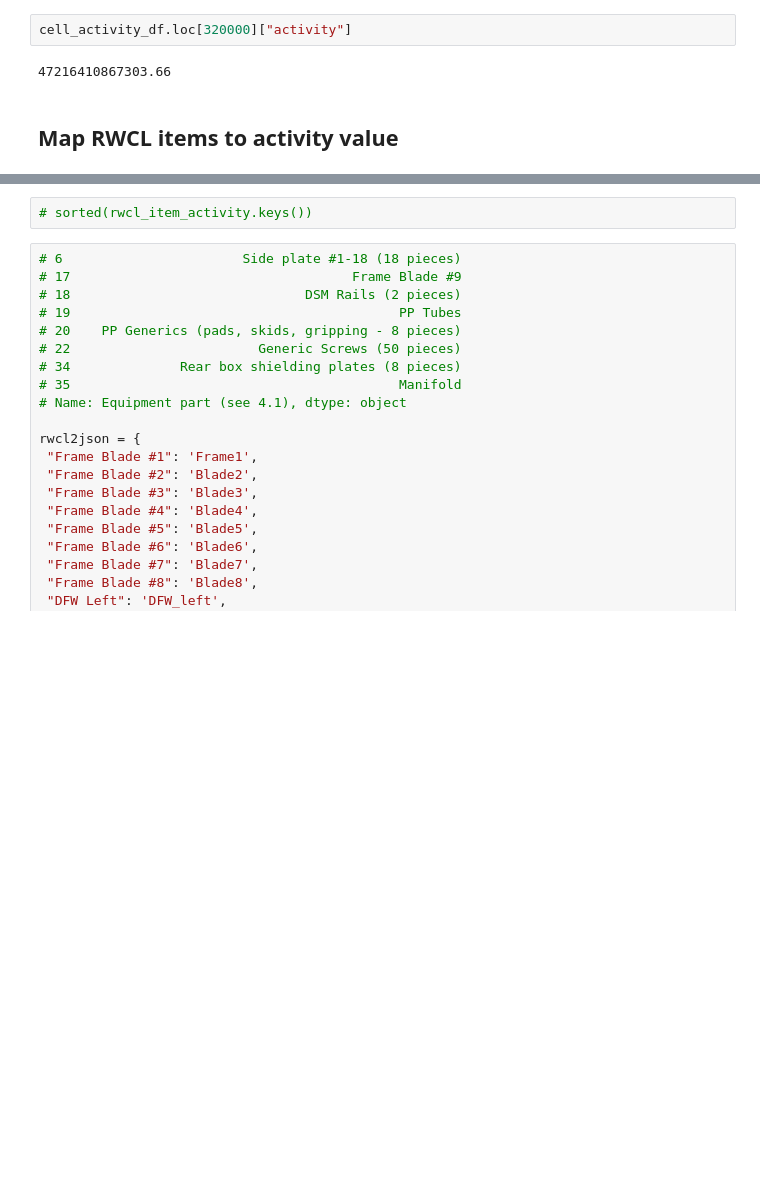
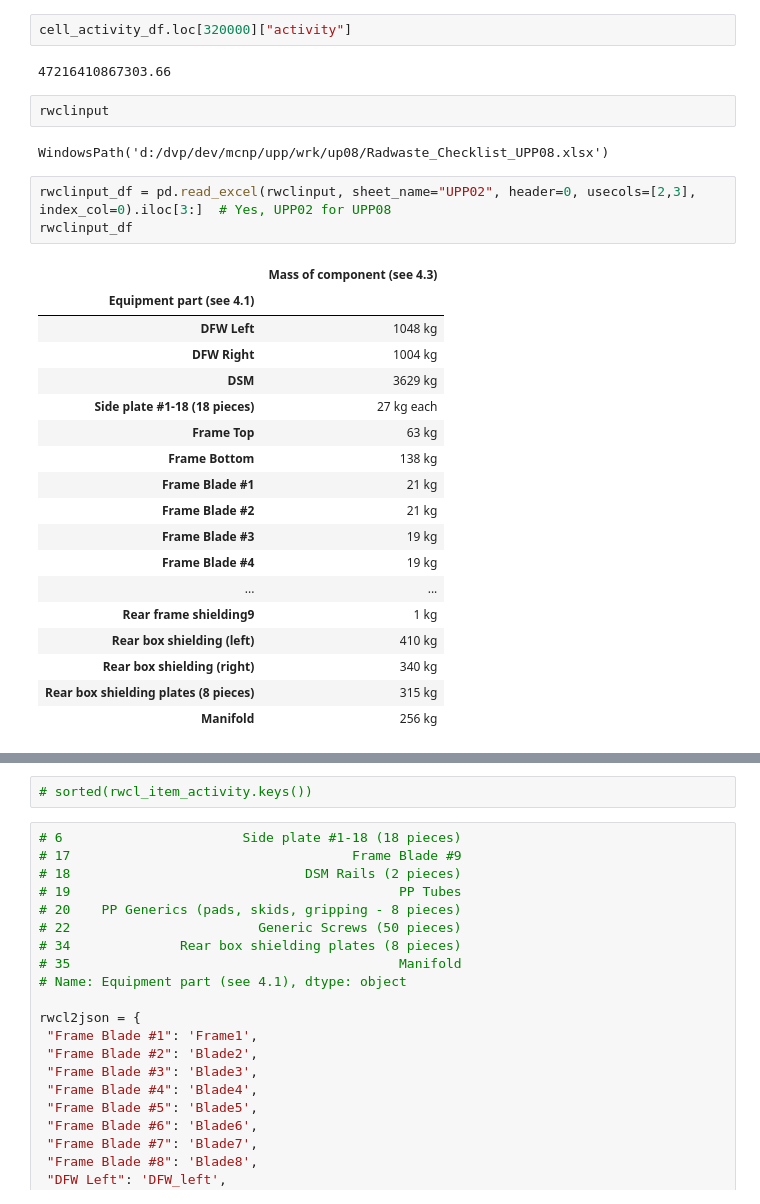
Before and after one commit to rorni/mckit, a Jupyter notebook: notebooks/dvp/upp08-map-activation-to-rwcl.ipynb, the cells around one changed output, grey strips where cells are left out. Cells and saved outputs as stored; diff of their text form; blank space fills up the shorter version.

Commit message:
UP02 RWCL processing is complete

```diff
--- a/notebooks/dvp/upp08-map-activation-to-rwcl.ipynb
+++ b/notebooks/dvp/upp08-map-activation-to-rwcl.ipynb
@@ -192,5 +177,29 @@ cell_activity_df
 cell_activity_df.loc[320000]["activity"]
 # %% [output]
 47216410867303.66
-# %% [markdown]
-## Map RWCL items to activity value
+# %%
+rwclinput
+# %% [output]
+WindowsPath('d:/dvp/dev/mcnp/upp/wrk/up08/Radwaste_Checklist_UPP08.xlsx')
+# %%
+rwclinput_df = pd.read_excel(rwclinput, sheet_name="UPP02", header=0, usecols=[2,3], index_col=0).iloc[3:]  # Yes, UPP02 for UPP08
+rwclinput_df
+# %% [output]
+|  | Mass of component (see 4.3) |
+| Equipment part (see 4.1) |  |
+| DFW Left | 1048 kg |
+| DFW Right | 1004 kg |
+| DSM | 3629 kg |
+| Side plate #1-18 (18 pieces) | 27 kg each |
+| Frame Top | 63 kg |
+| Frame Bottom | 138 kg |
+| Frame Blade #1 | 21 kg |
+| Frame Blade #2 | 21 kg |
+| Frame Blade #3 | 19 kg |
+| Frame Blade #4 | 19 kg |
+| ... | ... |
+| Rear frame shielding9 | 1 kg |
+| Rear box shielding (left) | 410 kg |
+| Rear box shielding (right) | 340 kg |
+| Rear box shielding plates (8 pieces) | 315 kg |
+| Manifold | 256 kg |
```
Also changed, not shown: parts of 25 cells of this notebook, 2 other files.
